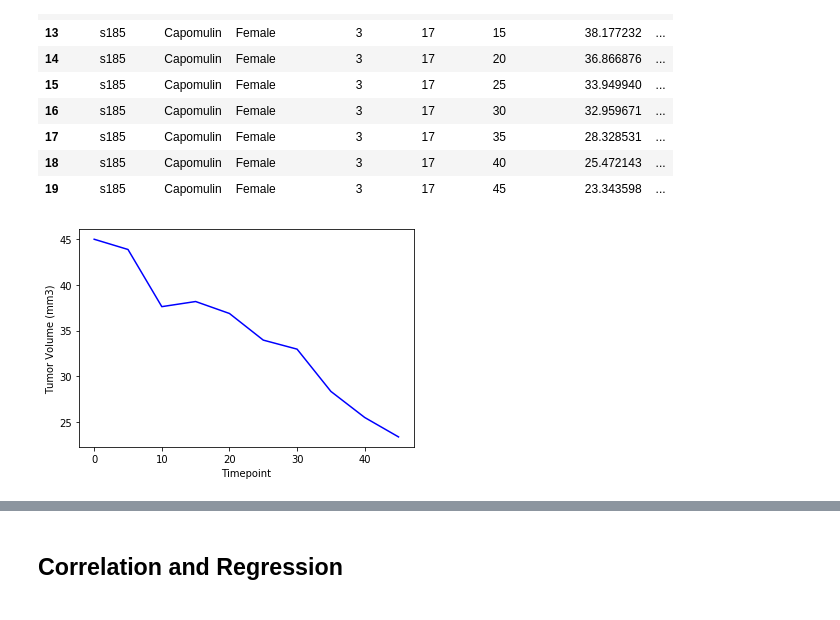
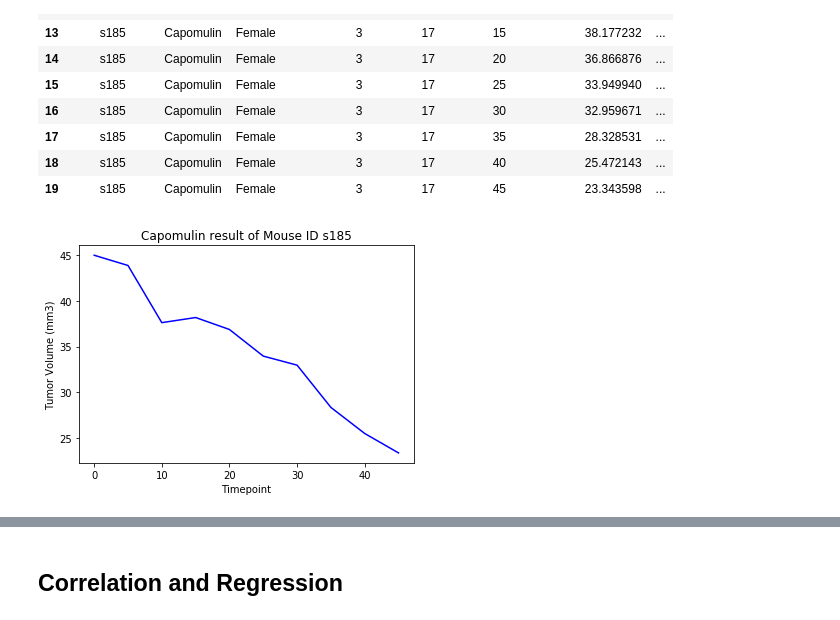
Before and after one commit to SakiSugio/Matplotlib, a Jupyter notebook: pymaceuticals.ipynb, the cells around one changed output, grey strips where cells are left out. Cells and saved outputs as stored; diff of their text form; code cells hidden in the pictures.

```diff
--- a/pymaceuticals.ipynb
+++ b/pymaceuticals.ipynb
@@ -349,14 +349,15 @@ capomulin_mouse
 # %%
 # Plot the line chart
 x = capomulin_mouse["Timepoint"]
 y = capomulin_mouse["Tumor Volume (mm3)"]
 
 
 timepoint, = plt.plot(x, y, color="blue", label="World Average" )
 plt.xlabel("Timepoint")
 plt.ylabel("Tumor Volume (mm3)")
+plt.title("Capomulin result of Mouse ID s185")
 
 # Show the chart
 plt.show()
 # %% [output]
-[figure, old version]
+[figure, new version]
```
Also changed, not shown: parts of 2 cells of this notebook.
